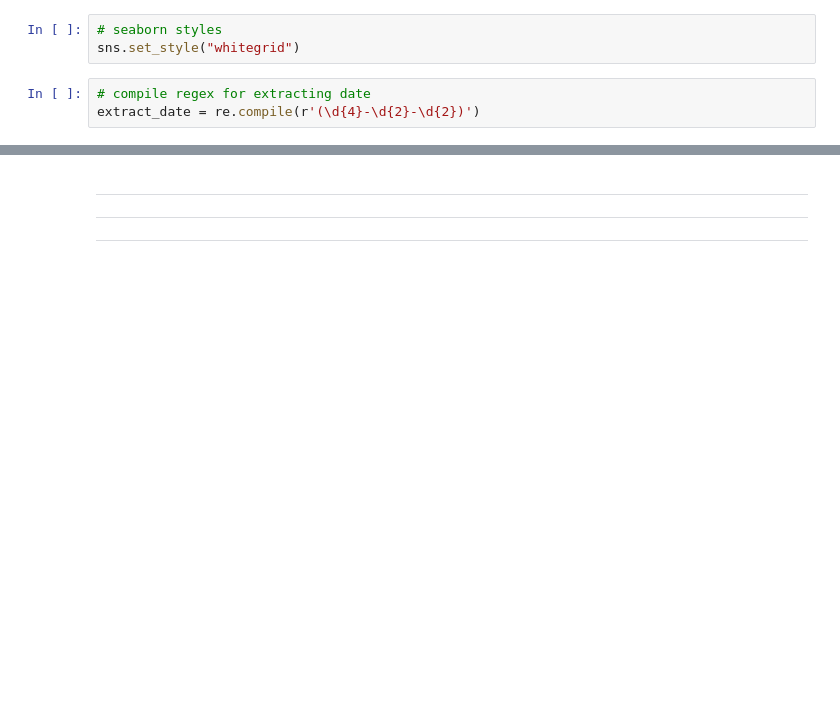
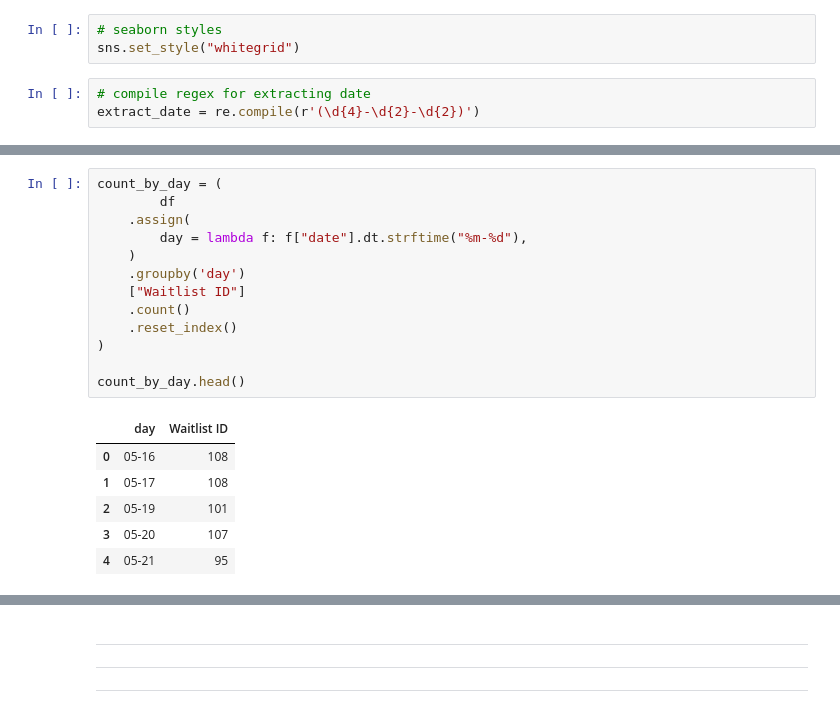
Before and after one commit to cbs-news-data-projects/waitlist_scraper, a Jupyter notebook: chart.ipynb, the cells around one changed output, grey strips where cells are left out. Drawn from its saved outputs; the diff is of its cells as text; blank space fills up the shorter version.

```diff
--- a/chart.ipynb
+++ b/chart.ipynb
@@ -25,3 +32,23 @@ df = pd.concat(df_list)
+# %%
+count_by_day = (
+        df
+    .assign(
+        day = lambda f: f["date"].dt.strftime("%m-%d"),
+    )
+    .groupby('day')
+    ["Waitlist ID"]
+    .count()
+    .reset_index()
+)
+
+count_by_day.head()
+# %% [output]
+|  | day | Waitlist ID |
+| 0 | 05-16 | 108 |
+| 1 | 05-17 | 108 |
+| 2 | 05-19 | 101 |
+| 3 | 05-20 | 107 |
+| 4 | 05-21 | 95 |
 # %%
 ax = (
     df
```
Also changed, not shown: parts of 3 cells of this notebook, 1 other file.
